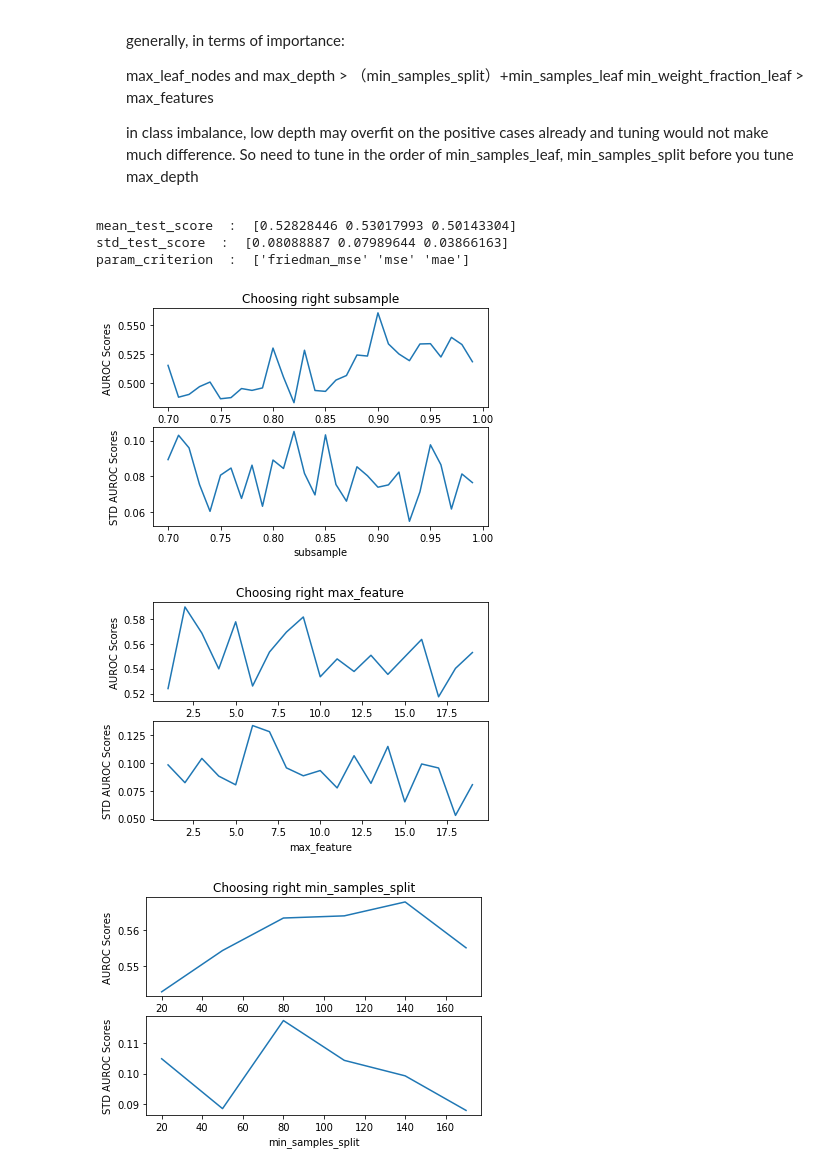
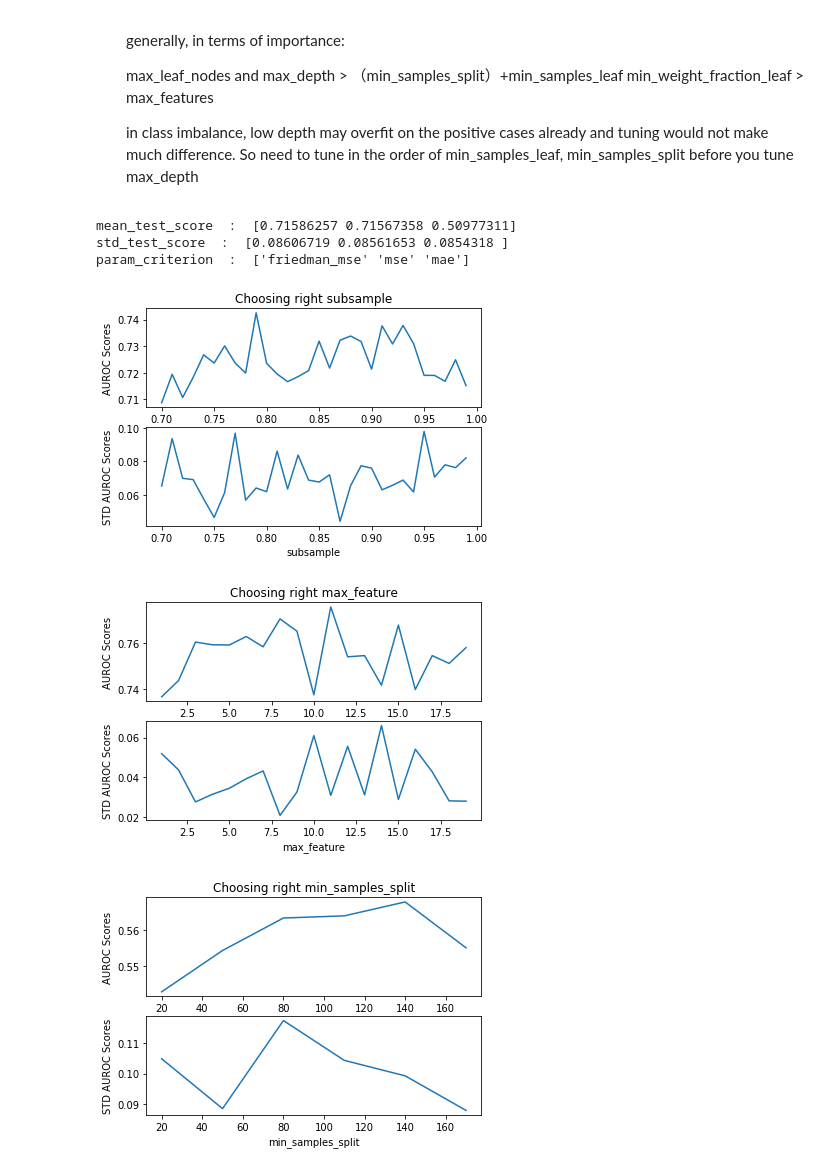
Before and after one commit to zhou100/FoodSecurityPrediction, a Jupyter notebook: 2_hyperparameter_tuning.ipynb, the cells around one changed output. Cells and saved outputs as stored; diff of their text form; code cells hidden in the pictures.

Commit message:
retuning the hyperparamters and slight change of results

```diff
--- a/2_hyperparameter_tuning.ipynb
+++ b/2_hyperparameter_tuning.ipynb
@@ -578,4 +561,21 @@ TZ_rCSI_20_bad_gb ={'n_estimators':[100],'learning_rate':[0.18],
 UG_FCS_20_bad_gb ={'n_estimators':[150],'learning_rate':[0.25],
             'subsample':[0.77], 'max_features':[12],
           'min_samples_split':[40],'max_depth':[4]}
+# %%
+# Mannually iterate on the following choices of country,measure,category
+# and document the optimal hyperparamters grid for both methods
+
+country,df = "MW",mw_village
+# country,df = "TZ",tz_village
+# country,df = "UG",ug_village
+
+measure = 'FCS'
+# measure = 'rCSI'
+
+# category = measure+'_binary_'+'safe'
+# category = measure+'_binary_'+'bad'
+category = measure+'_20_'+'bad'
+
+df_test,df_train = year_split(country, df)
+X_train,X_test,y_train_category,y_test_category,y_train_percent,y_test_percent = separate_y(country,df_test,df_train)
 # %%
@@ -599,8 +599,8 @@ gsearch.fit(X_train,y_train_category[category])
 for i in ['mean_test_score', 'std_test_score', 'param_criterion']:
         print(i," : ",gsearch.cv_results_[i])
 # %% [output]
-mean_test_score  :  [0.52828446 0.53017993 0.50143304]
-std_test_score  :  [0.08088887 0.07989644 0.03866163]
+mean_test_score  :  [0.71586257 0.71567358 0.50977311]
+std_test_score  :  [0.08606719 0.08561653 0.0854318 ]
 param_criterion  :  ['friedman_mse' 'mse' 'mae']
 # %%
 # 2. tune subsample
@@ -633,38 +633,38 @@ plt.xlabel("subsample")
 plt.ylabel("STD AUROC Scores")
 plt.show()
 # %% [output]
-[figure, old version]
+[figure, new version]
 # %%
 # 3. tune subsample and max_feature
 
 param_grid={'criterion':['mse'],'n_estimators':[60], 'learning_rate':[0.1],
-            'subsample':[0.90], 'max_features':np.arange(1, 1+19, 1)}
+            'subsample':[0.78], 'max_features':np.arange(1, 1+19, 1)}
 gsearch= GridSearchCV(estimator = GradientBoostingClassifier(
                            random_state=10),
                        param_grid = param_grid, scoring='roc_auc',cv=5)
 gsearch.fit(X_train,y_train_category[category])
 
 #for i in ['mean_test_score', 'std_test_score', 'param_n_estimators']:
 #        print(i," : ",gsearch.cv_results_[i])
 
 
 mean_test_scores = gsearch.cv_results_['mean_test_score']
 std_test_score = gsearch.cv_results_['std_test_score']
 max_feature = gsearch.cv_results_['param_max_features']
 
 plt.subplot(211)
 plt.plot(max_feature, mean_test_scores, label='max_feature')
 plt.title("Choosing right max_feature")
 plt.xlabel("max_feature")
 plt.ylabel("AUROC Scores")
 
 plt.subplot(212)
 plt.plot(max_feature, std_test_score, label='max_feature')
 plt.xlabel("max_feature")
 plt.ylabel("STD AUROC Scores")
 plt.show()
 # %% [output]
-[figure, old version]
+[figure, new version]
 # %%
 # 4. tune min_samples_leaf, min_samples_split
 # before you tune max_depth
```
Also changed, not shown: parts of 33 cells of this notebook, 5 other files.
